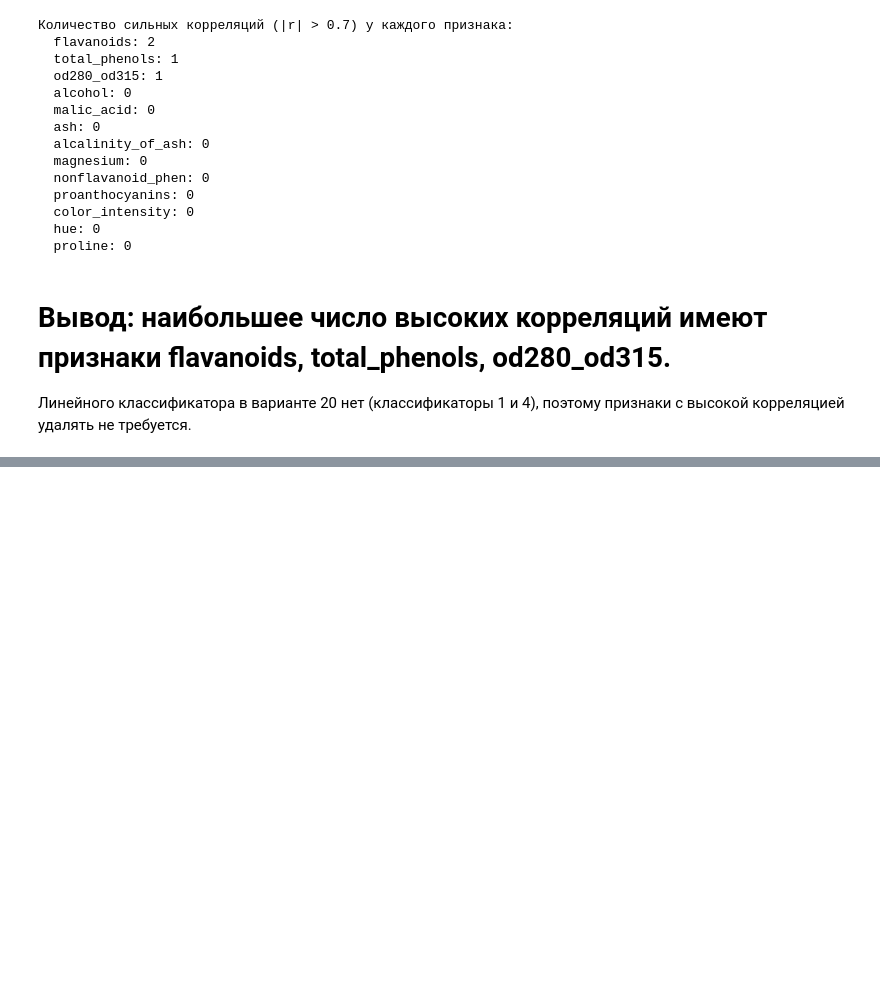
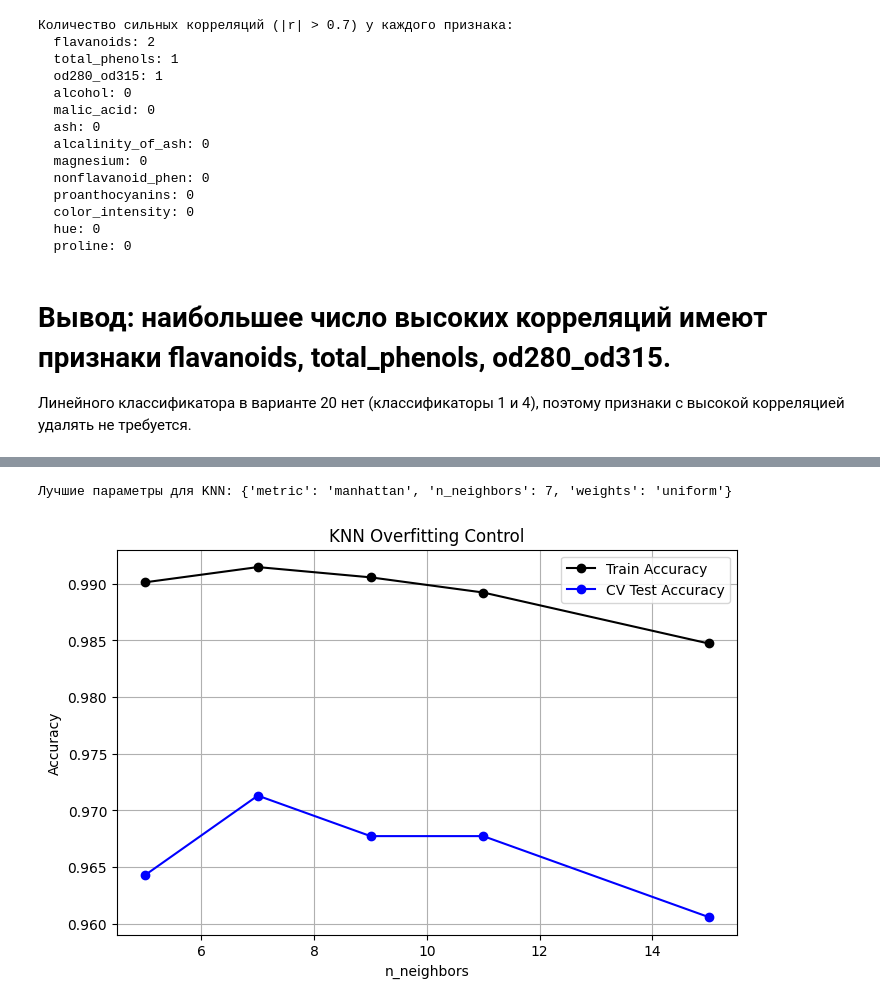
Before and after one commit to Mazi-star/LAB2, a Jupyter notebook: LAB2.ipynb, the cells around one changed output, grey strips where cells are left out. Cells and saved outputs as stored; diff of their text form; code cells hidden in the pictures; blank space fills up the shorter version.

```diff
--- a/LAB2.ipynb
+++ b/LAB2.ipynb
@@ -331,0 +314,38 @@ plt.show()
+# %%
+from sklearn.neighbors import KNeighborsClassifier
+
+knn_param_grid = {
+    'n_neighbors': [5, 7, 9, 11, 15],
+    'weights': ['uniform', 'distance'],
+    'metric': ['euclidean', 'manhattan']
+}
+
+grid_knn = GridSearchCV(
+    KNeighborsClassifier(),
+    knn_param_grid,
+    cv=5,
+    scoring='accuracy',
+    return_train_score=True
+)
+
+grid_knn.fit(X_train_scaled, y_train)
+print("Лучшие параметры для KNN:", grid_knn.best_params_)
+
+results_knn = grid_knn.cv_results_
+neighbors = knn_param_grid['n_neighbors']
+
+train_scores_knn = [np.mean(results_knn['mean_train_score'][results_knn['param_n_neighbors'] == k]) for k in neighbors]
+test_scores_knn = [np.mean(results_knn['mean_test_score'][results_knn['param_n_neighbors'] == k]) for k in neighbors]
+
+plt.figure(figsize=(8, 5))
+plt.plot(neighbors, train_scores_knn, label='Train Accuracy', marker='o', color='black')
+plt.plot(neighbors, test_scores_knn, label='CV Test Accuracy', marker='o', color='blue')
+plt.xlabel('n_neighbors')
+plt.ylabel('Accuracy')
+plt.title('KNN Overfitting Control')
+plt.legend()
+plt.grid(True)
+plt.show()
+# %% [output]
+Лучшие параметры для KNN: {'metric': 'manhattan', 'n_neighbors': 7, 'weights': 'uniform'}
+[figure, added]
```
Also changed, not shown: parts of 5 cells of this notebook.
